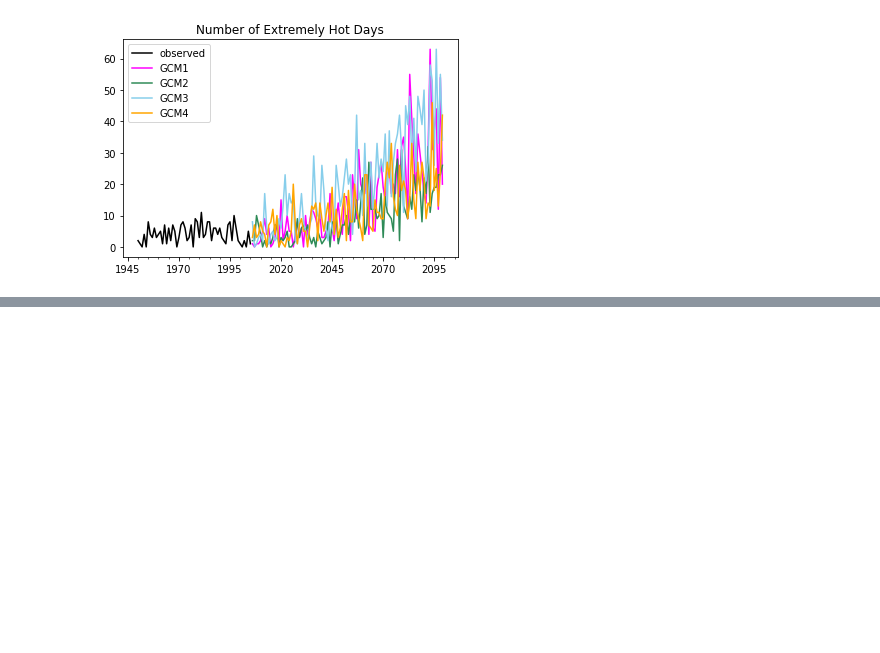
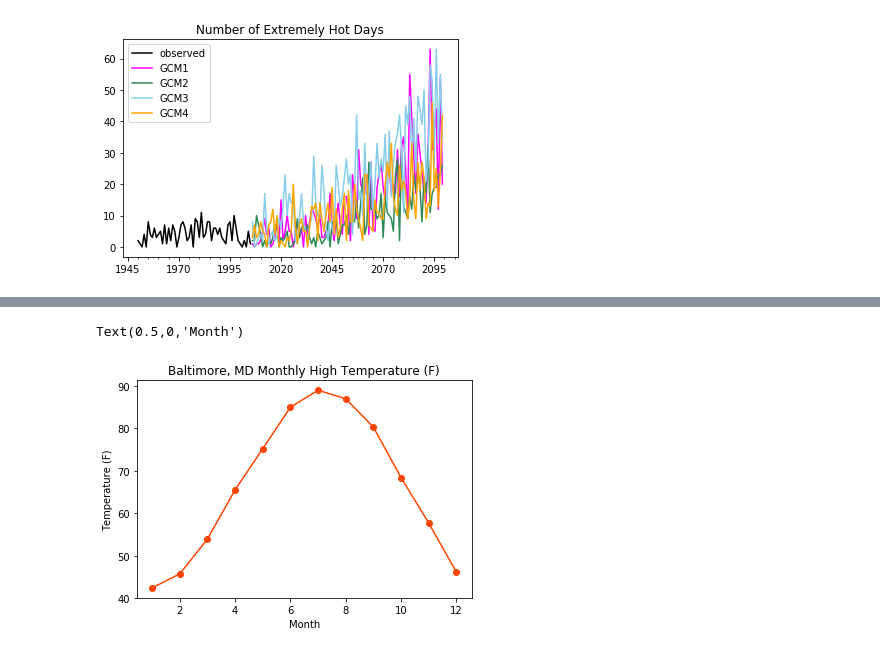
Before and after one commit to neil-berg/climate-data-analyses, a Jupyter notebook: lectures/AOS51_2019W_#2_KEY.ipynb, the cells around one changed output, grey strips where cells are left out. Saved outputs shown, nothing was run; the diff lists cells and outputs as text; code cells hidden in the pictures; blank space fills up the shorter version.

```diff
--- a/lectures/AOS51_2019W_#2_KEY.ipynb
+++ b/lectures/AOS51_2019W_#2_KEY.ipynb
@@ -705,0 +817,13 @@ extreme_heat.plot(kind='line',
+# %%
+months = np.arange(1,13)
+temperature = [42.4, 45.7, 53.9, 65.5, 75.2, 85.0, 89.0, 87.0, 80.3, 68.4, 57.7, 46.1]
+
+fig = plt.figure()
+ax = fig.add_subplot(1,1,1)
+ax.plot(months, temperature, color='orangered', marker='o')
+ax.set_title('Baltimore, MD Monthly High Temperature (F)')
+ax.set_ylabel('Temperature (F)')
+ax.set_xlabel('Month')
+# %% [output]
+Text(0.5,0,'Month')
+[figure, added]
```
Also changed, not shown: parts of 18 cells of this notebook.
